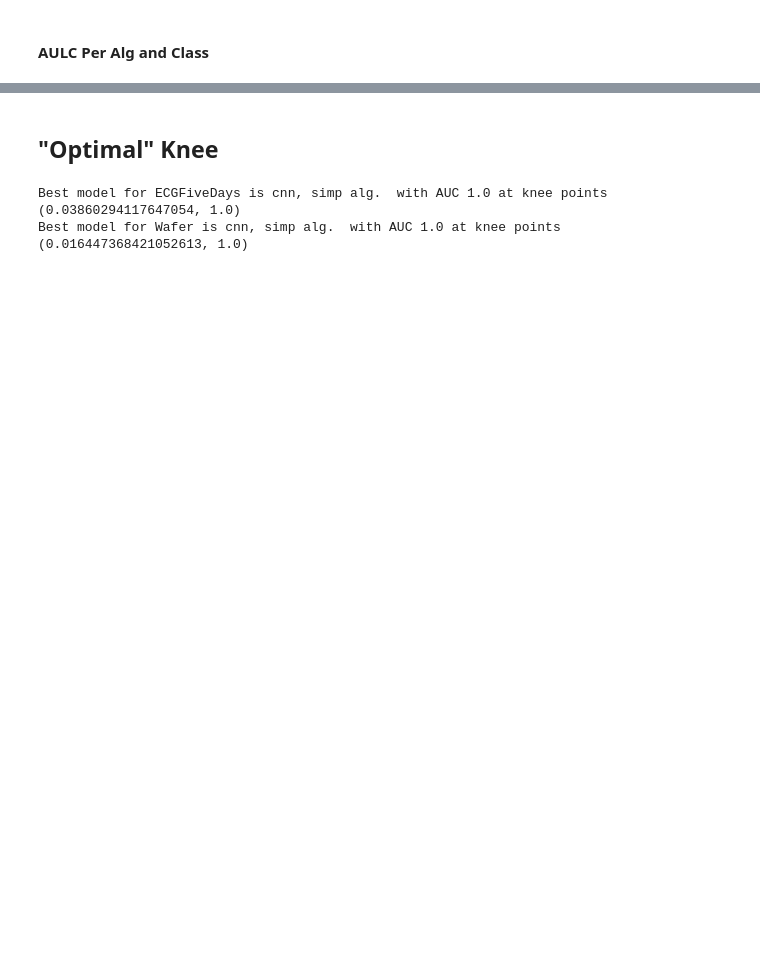
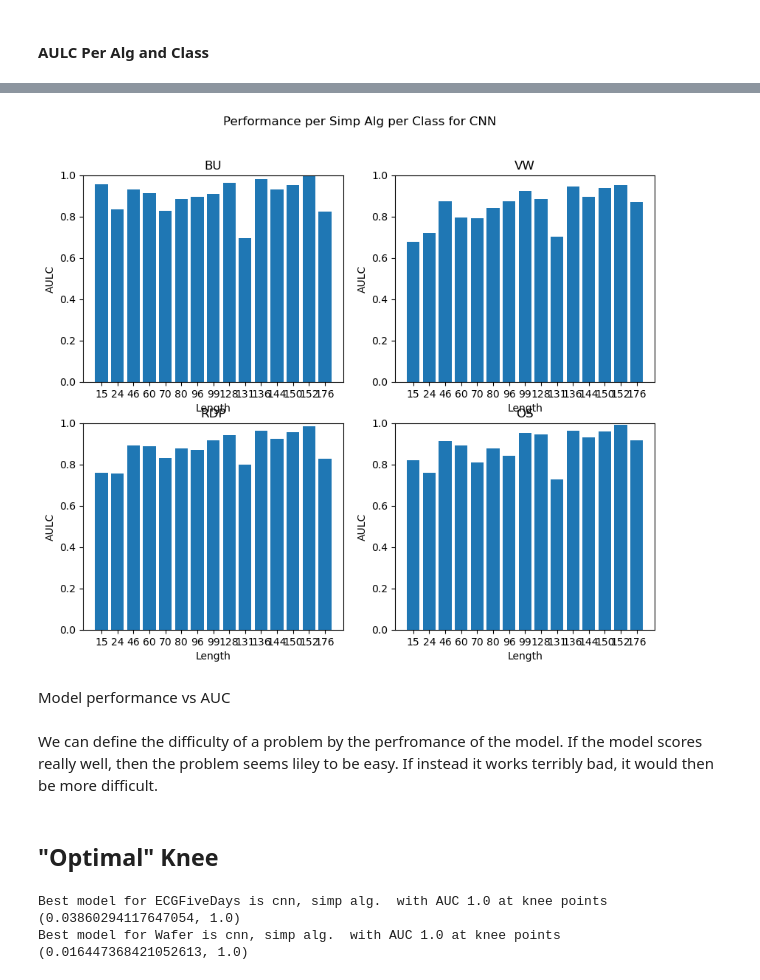
Before and after one commit to femartip/XAI_time_series, a Jupyter notebook: results/global_results.ipynb, the cells around one changed output, grey strips where cells are left out. Saved outputs shown, nothing was run; the diff lists cells and outputs as text; code cells hidden in the pictures; blank space fills up the shorter version.

```diff
--- a/results/global_results.ipynb
+++ b/results/global_results.ipynb
@@ -446,0 +472,9 @@ plt.show()
+# %%
+dataset_lendth = metadata[["dataset", "Length"]].to_dict()
+dataset_length_dict = pd.Series(metadata["Length"].values, index=metadata["dataset"].values).to_dict()
+#print(dataset_length_dict)
+#models_df["class"] = models_df["dataset"].map()
+# %%
+results_cnn_length = results_cnn
+results_cnn_length["length"] = results_cnn_length["dataset"].map(dataset_length_dict).copy()
+#print(results_cnn_length.head(5))
@@ -446,0 +487,33 @@ plt.show()
+# %%
+results_cnn_alg_length_mean = results_cnn_length.groupby(["simp_algorithm", "length"])["performance"].mean()
+#print(results_cnn_alg_length_mean)
+# %%
+simp_algs = results_cnn_class["simp_algorithm"].unique()
+num_cols = 2
+num_rows = (len(set(simp_algs)) + 1)//2
+fig = plt.figure(figsize=(5*num_cols, 4*num_rows))
+
+for i, alg in enumerate(simp_algs):
+    simp_alg_data = results_cnn_alg_length_mean[alg]
+
+    x_values = simp_alg_data.index.tolist()
+    x_values = [str(value) for value in x_values]
+    y_values = simp_alg_data.values.tolist()
+
+    ax = fig.add_subplot(num_rows, num_cols, i+1)
+
+    ax.bar(x_values, y_values)
+
+    ax.set_title(f'{alg}')
+    ax.set_xlabel('Length')
+    ax.set_ylabel('AULC')
+    ax.set_ylim(0.0, 1.0)
+
+plt.suptitle("Performance per Simp Alg per Class for CNN")
+plt.show()
+# %% [output]
+[figure, added]
+# %% [markdown]
+Model performance vs AUC
+# %% [markdown]
+We can define the difficulty of a problem by the perfromance of the model. If the model scores really well, then the problem seems liley to be easy. If instead it works terribly bad, it would then be more difficult.
```
Also changed, not shown: parts of 22 cells of this notebook, 1 other file.
